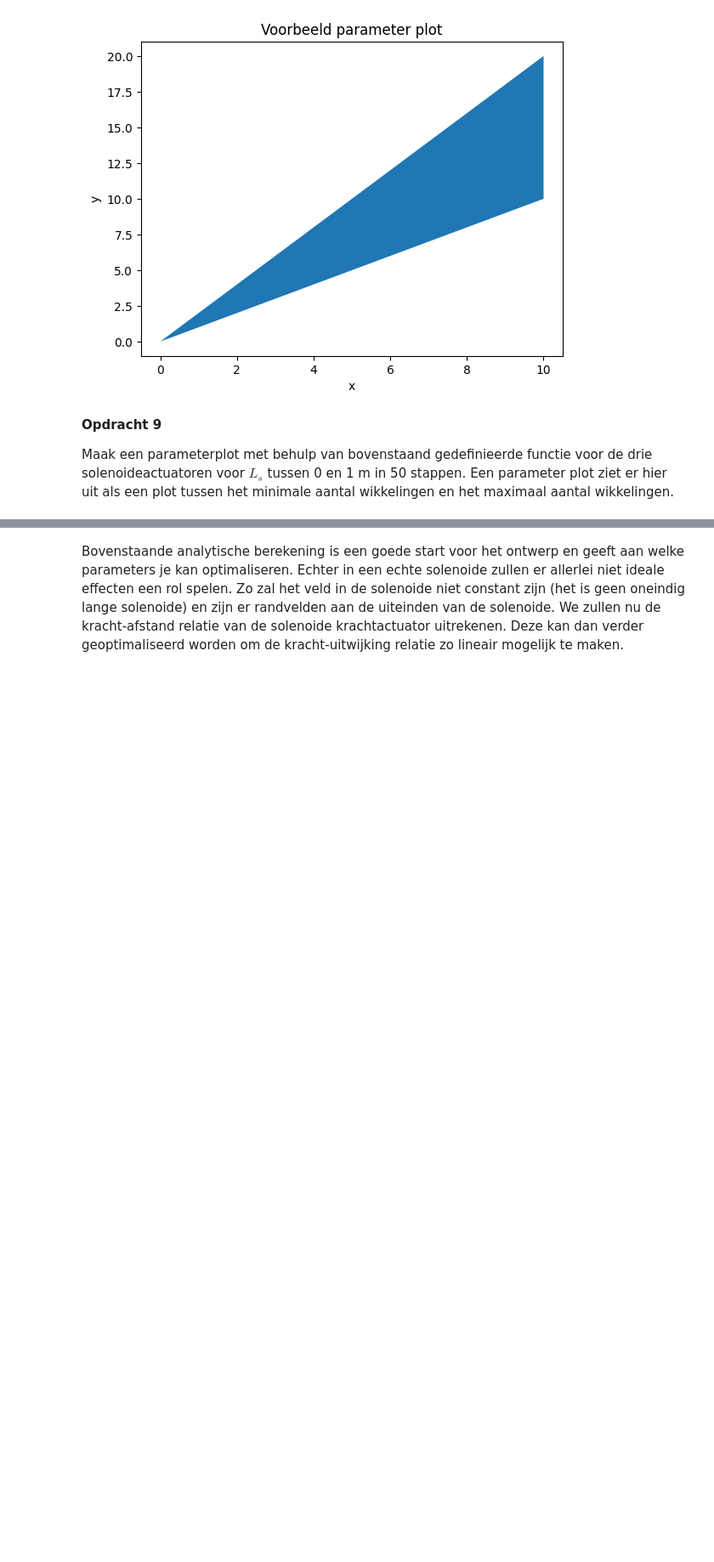
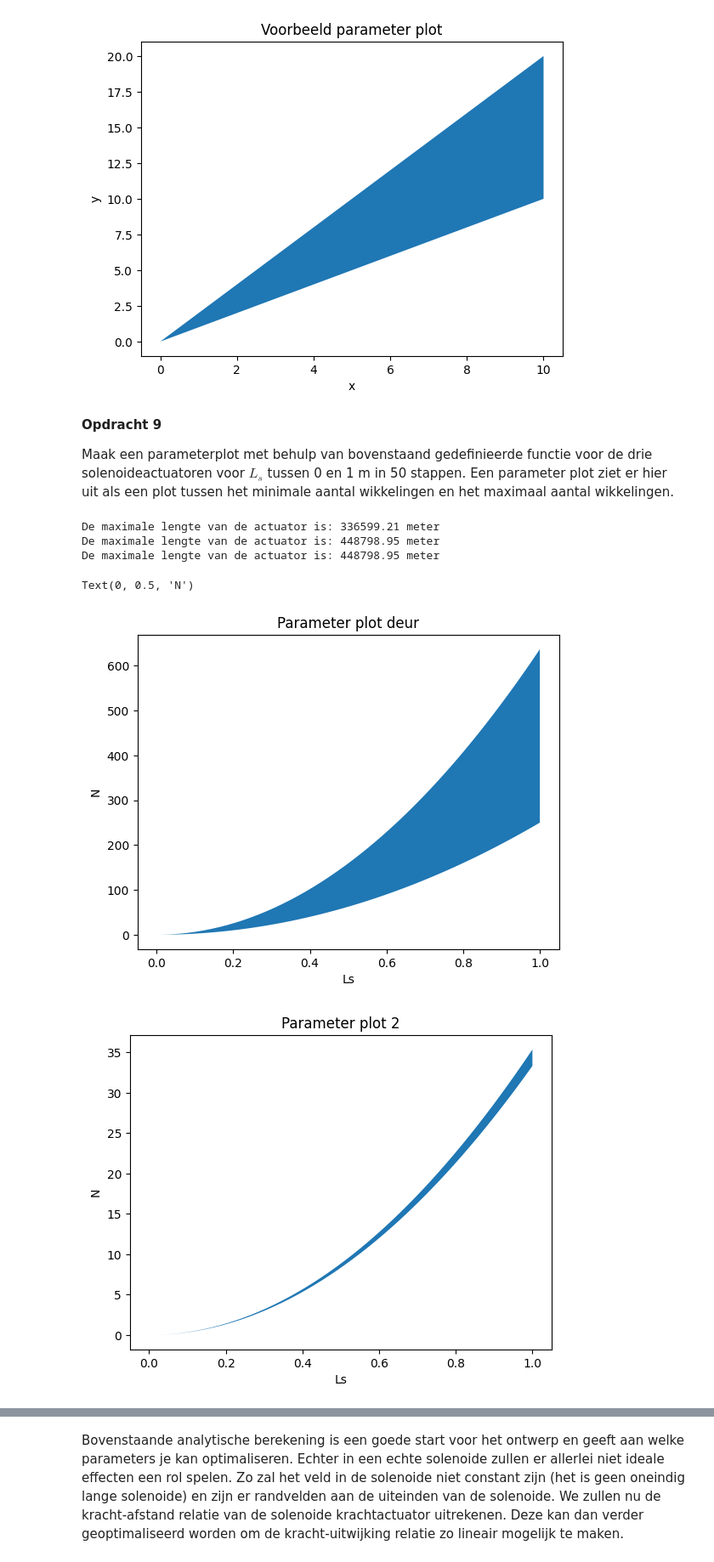
Before and after one commit to Caaldering/opdrachten-DEF-D_CA, a Jupyter notebook: 2KrachtactuatorOpdracht/2KrachtactuatorOpdracht/KrachtactuatorOpdracht.ipynb, the cells around one changed output, grey strips where cells are left out. Shown at 85% size. Drawn from its saved outputs; the diff is of its cells as text; code cells hidden in the pictures; blank space fills up the shorter version.

```diff
--- a/2KrachtactuatorOpdracht/2KrachtactuatorOpdracht/KrachtactuatorOpdracht.ipynb
+++ b/2KrachtactuatorOpdracht/2KrachtactuatorOpdracht/KrachtactuatorOpdracht.ipynb
@@ -157,15 +166,15 @@ Plaats hier een png met jullie eventuele analytische afleiding.
 # %%
 ### BEGIN SOLUTION
 
-def aantal_wikkelingen(relevante_parameters):
+def aantal_wikkelingen(Ls, mu_r, I, rd, Ld):
     # Voeg hieronder de formules voor het maximum en minimum aantal wikkelingen.
-    N_min =
-    N_max_1 =
-    N_max_2 =
+    N_min = np.sqrt(80 * Ls**2 / ((mu_r - 1) * mu_0 * I**2 * np.pi * straal_actuator**2))
+    N_max_1 = Ls/(2*rd)
+    N_max_2 = Ld/(2*np.pi*straal_actuator)
+    N_max = np.minimum(N_max_1,N_max_2)
 
-    if N_min > N_max: ## Als het ontwerp niet mogelijk is.
-        print('The design with %.1f unit has no workable solution'%a)
-        N_min = 'NaN'
-        N_max = 'NaN'
-    N_max = max(N_max_1,N_max_2)
+
+
     return N_min, N_max
+
+Nminmax = aantal_wikkelingen(0.1, 5000, 10, 0.02, 5)
@@ -190,6 +197,50 @@ Text(0, 0.5, 'y')
 
 Maak een parameterplot met behulp van bovenstaand gedefinieerde functie voor de drie solenoideactuatoren voor $L_s$ tussen 0 en 1 m in 50 stappen. Een parameter plot ziet er hier uit als een plot tussen het minimale aantal wikkelingen en het maximaal aantal wikkelingen.
 # %%
-###
-###Jouw code hier###
-###
+Ls = np.linspace(0, 1, 50)
+
+
+max_lengte_deur = max_lengte_actuator(0.5, spanning_batterij)
+max_lengte_2 = max_lengte_actuator(0.5, spanning_automotor)
+max_lengte_3 = max_lengte_actuator(0.5, spanning_automotor)
+
+
+Nminmax_deur = aantal_wikkelingen(Ls, 5000, 10, 0.002, max_lengte_deur)
+Nminmax_2 = aantal_wikkelingen(Ls, 5000, 180, 0.015, max_lengte_2)
+Nminmax_3 = aantal_wikkelingen(Ls, 5000, 180, 0.015, max_lengte_3)
+
+
+y_min1 = Nminmax_deur[0]*Ls # Minimale eis
+y_max1 = Nminmax_deur[1]*Ls # Maximale eis
+
+y_min2 = Nminmax_2[0]*Ls # Minimale eis
+y_max2 = Nminmax_2[1]*Ls # Maximale eis
+
+y_min3 = Nminmax_3[0]*Ls # Minimale eis
+y_max3 = Nminmax_3[1]*Ls # Maximale eis
+
+plt.figure()
+plt.fill_between(Ls,y_min1,y_max1) # De ruimte tussen de eisen vullen
+plt.title("Parameter plot deur")
+plt.xlabel("Ls")
+plt.ylabel("N")
+
+
+plt.figure()
+plt.fill_between(Ls,y_min2,y_max2) # De ruimte tussen de eisen vullen
+plt.title("Parameter plot 2")
+plt.xlabel("Ls")
+plt.ylabel("N")
+
+plt.figure()
+plt.fill_between(Ls,y_min3,y_max3) # De ruimte tussen de eisen vullen
+plt.title("Parameter plot 3")
+plt.xlabel("Ls")
+plt.ylabel("N")
+# %% [output]
+De maximale lengte van de actuator is: 336599.21 meter
+De maximale lengte van de actuator is: 448798.95 meter
+De maximale lengte van de actuator is: 448798.95 meter
+Text(0, 0.5, 'N')
+[figure, added]
+[figure, added]
```
Also changed, not shown: parts of 5 cells of this notebook.
